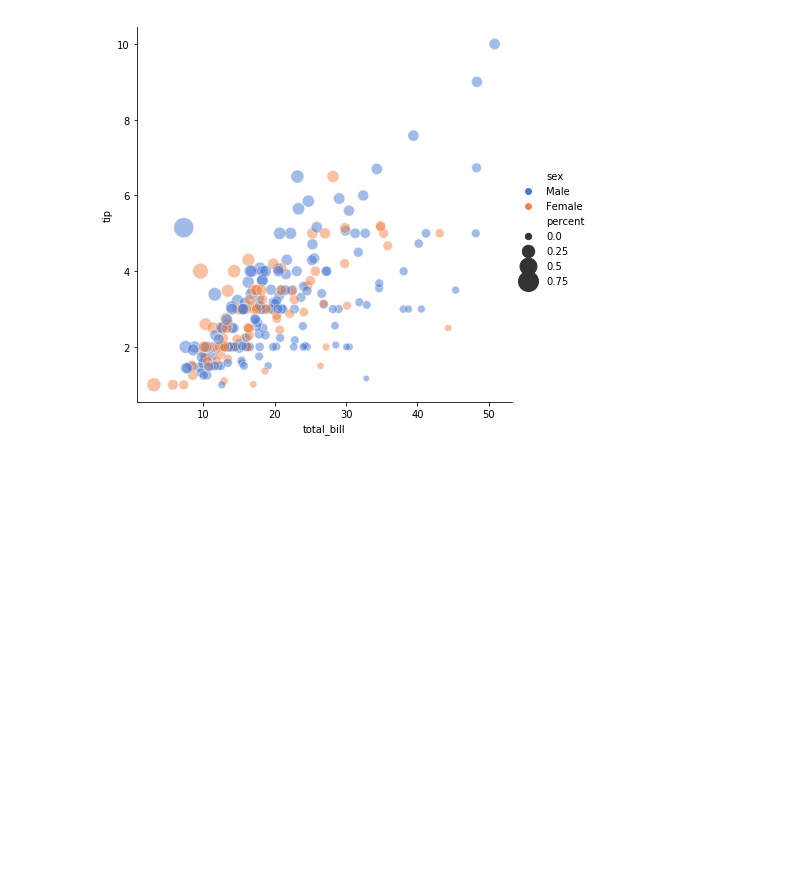
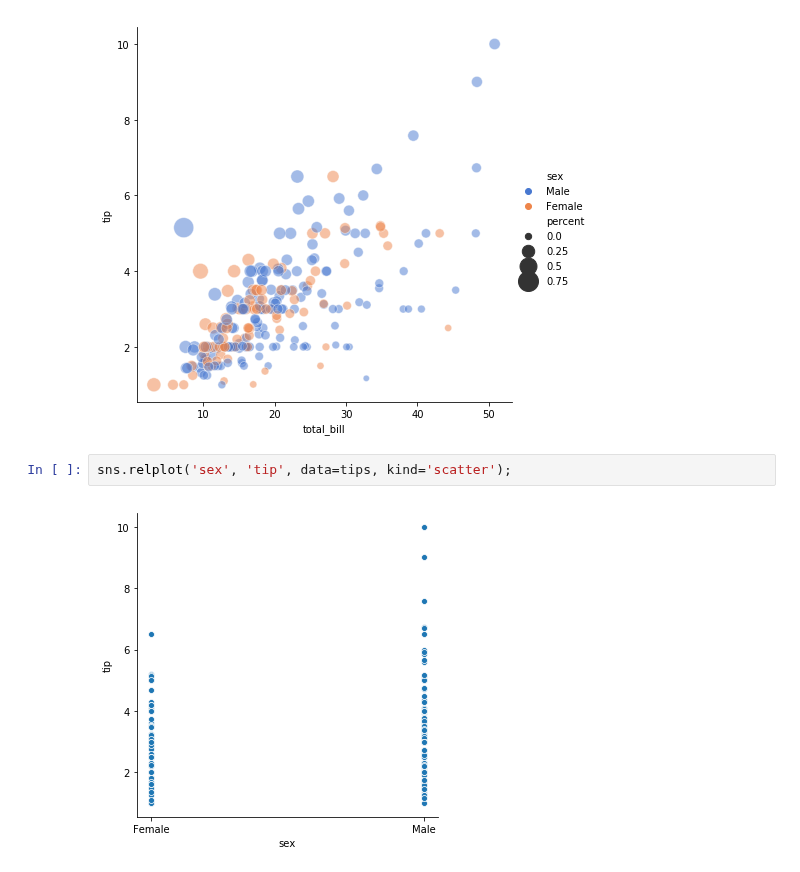
Before and after one commit to bloominstituteoftechnology/DS-Unit-1-Sprint-3-Data-Storytelling, a Jupyter notebook: LS_DS_222_Choose_appropriate_visualizations.ipynb, the cells around one changed output. Saved outputs shown, nothing was run; the diff lists cells and outputs as text; blank space fills up the shorter version.

```diff
--- a/LS_DS_222_Choose_appropriate_visualizations.ipynb
+++ b/LS_DS_222_Choose_appropriate_visualizations.ipynb
@@ -536,3 +534,7 @@ sns.relplot(x="total_bill", y="tip", hue="sex", size="percent",
             height=6, data=tips);
 # %% [output]
 [figure]
+# %%
+sns.relplot('sex', 'tip', data=tips, kind='scatter');
+# %% [output]
+[figure, added]
```
Also changed, not shown: parts of 3 cells of this notebook.
